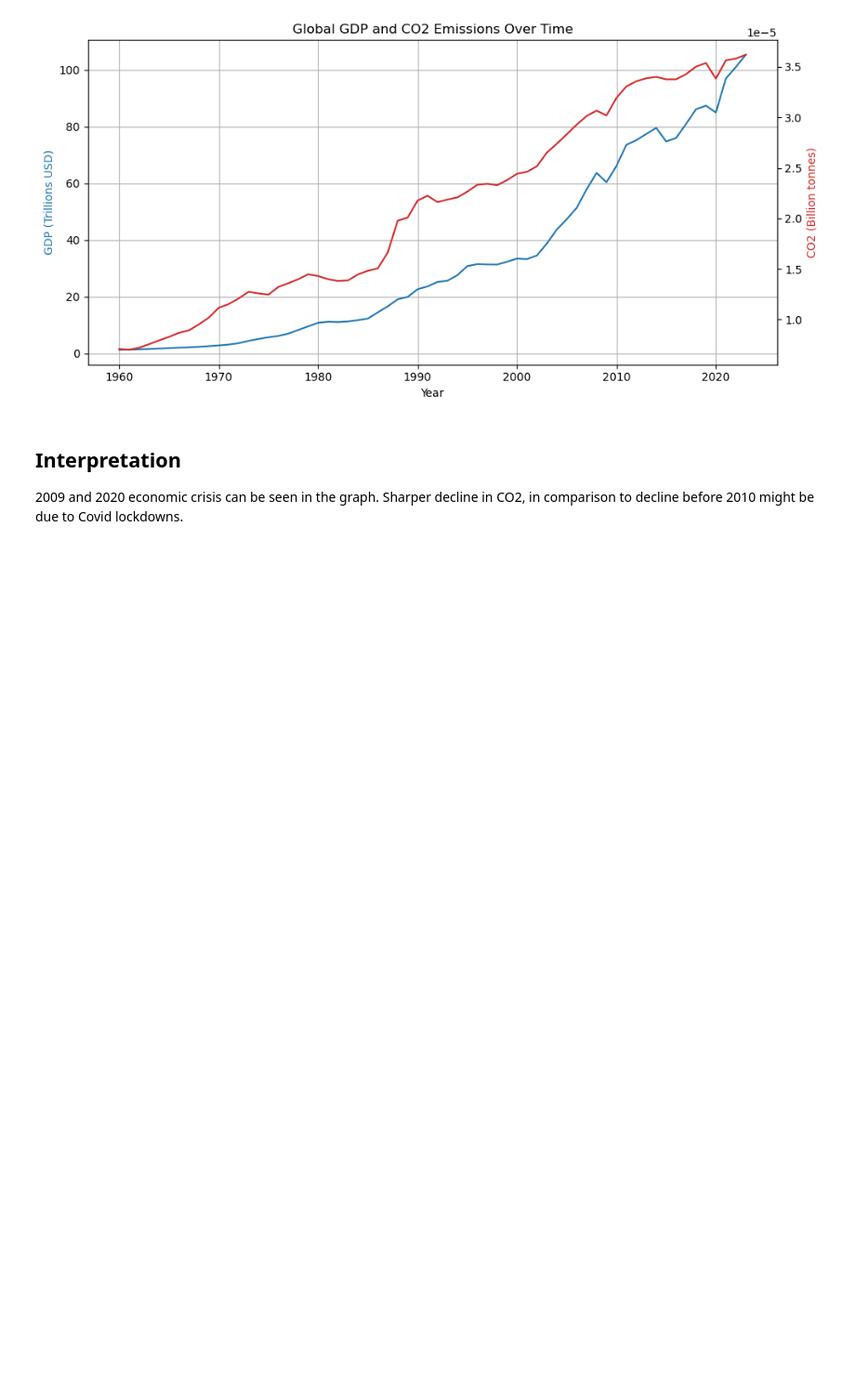
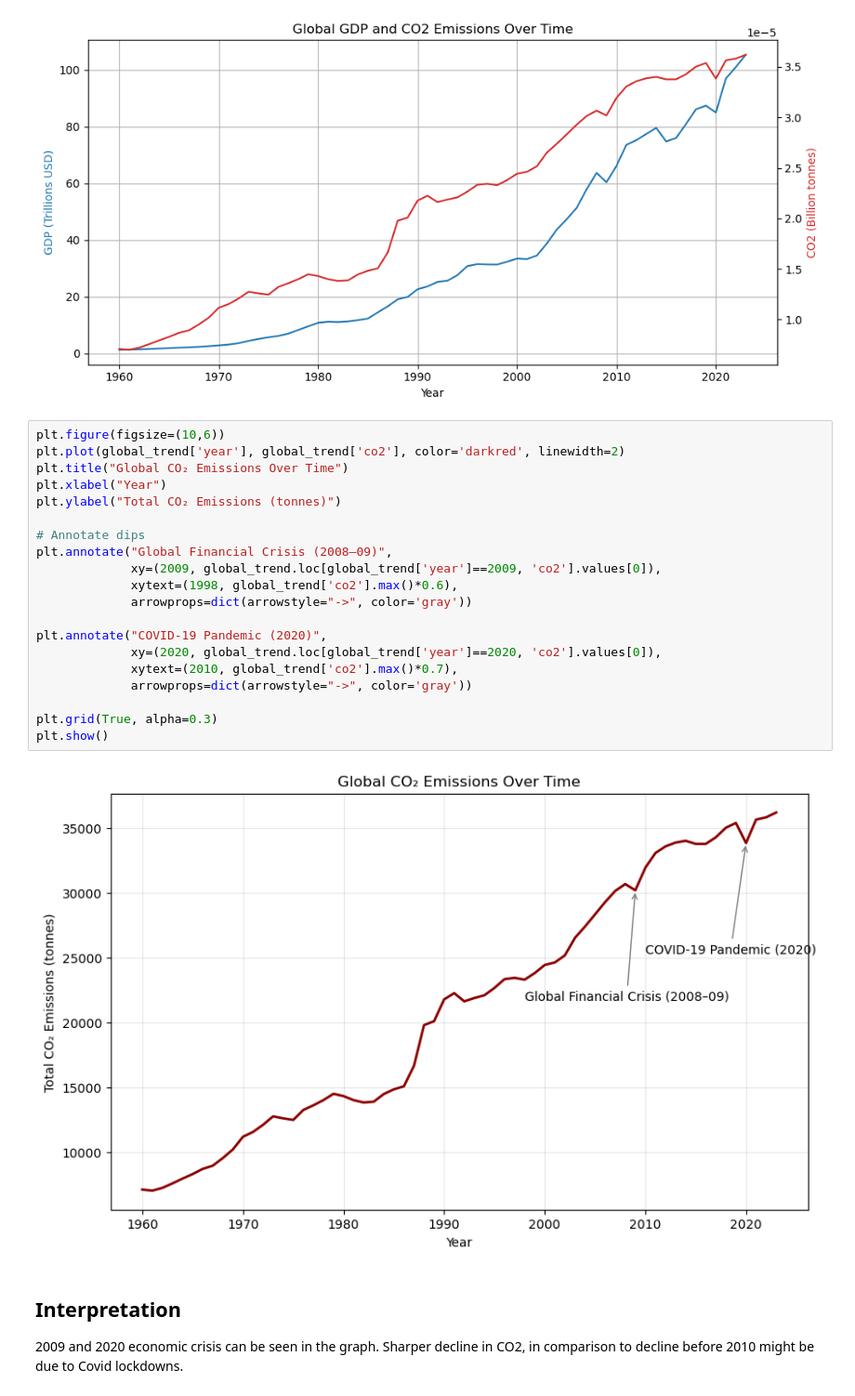
Before and after one commit to BurakJalohaukka/co2-gdp-eda-ml, a Jupyter notebook: co2_vs_gdp.ipynb, the cells around one changed output. Shown at 93% size. Drawn from its saved outputs; the diff is of its cells as text; blank space fills up the shorter version.

```diff
--- a/co2_vs_gdp.ipynb
+++ b/co2_vs_gdp.ipynb
@@ -162,6 +167,28 @@ fig.tight_layout()
 plt.show()
 # %% [output]
 [figure]
+# %%
+plt.figure(figsize=(10,6))
+plt.plot(global_trend['year'], global_trend['co2'], color='darkred', linewidth=2)
+plt.title("Global CO₂ Emissions Over Time")
+plt.xlabel("Year")
+plt.ylabel("Total CO₂ Emissions (tonnes)")
+
+# Annotate dips
+plt.annotate("Global Financial Crisis (2008–09)",
+             xy=(2009, global_trend.loc[global_trend['year']==2009, 'co2'].values[0]),
+             xytext=(1998, global_trend['co2'].max()*0.6),
+             arrowprops=dict(arrowstyle="->", color='gray'))
+
+plt.annotate("COVID-19 Pandemic (2020)",
+             xy=(2020, global_trend.loc[global_trend['year']==2020, 'co2'].values[0]),
+             xytext=(2010, global_trend['co2'].max()*0.7),
+             arrowprops=dict(arrowstyle="->", color='gray'))
+
+plt.grid(True, alpha=0.3)
+plt.show()
+# %% [output]
+[figure, added]
 # %% [markdown]
 ## Interpretation
 
```
Also changed, not shown: parts of 6 cells of this notebook, 1 other file.
